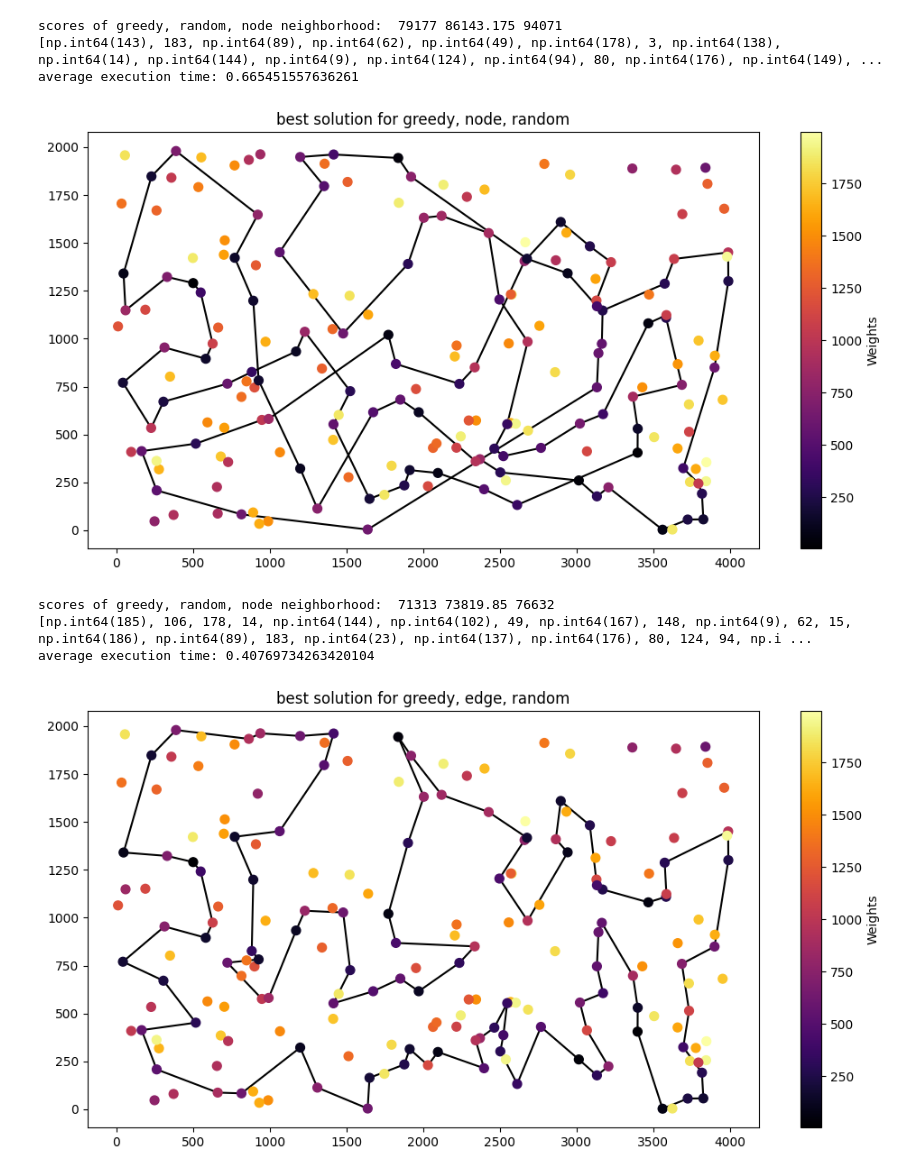
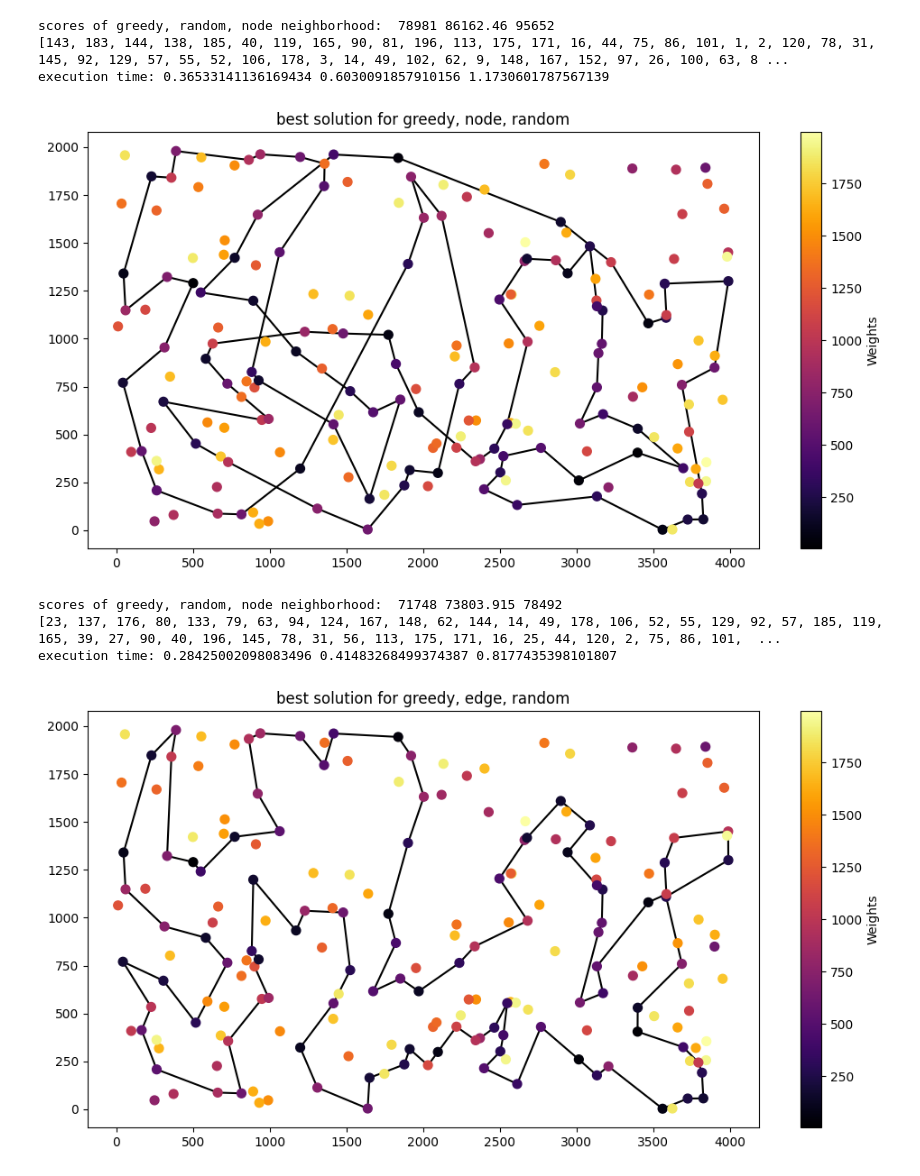
Before and after one commit to krzysztof-m-w/evolutionary_computation, a Jupyter notebook: lab3/ec3.ipynb, the cells around one changed output. Saved outputs shown, nothing was run; the diff lists cells and outputs as text; code cells hidden in the pictures.

Commit message:
rerun tests with same random inputs

```diff
--- a/lab3/ec3.ipynb
+++ b/lab3/ec3.ipynb
@@ -276,28 +276,29 @@ def greedy(starting_solution: List[int], distance_matrix: np.ndarray, costs: np.
         if objective_change >= 0:
             return solution
 # %%
-def test_method(method: Callable, neighborhood: Neighborhood, initial_random: bool, n: int, name=''):
+def test_method(method: Callable, neighborhood: Neighborhood, initial_solutions: list, dist, costs, coordinates, name='',):
     scores_2=[]
     sols_2=[]
-    total_time = 0
+    times = list()
     for x in range(200):
-        if initial_random:
-            initial_solution = get_random_solution(n)
-        else:
-            initial_solution = greedy_2_regret_weighted(x, dist, costs)
+        initial_solution = initial_solutions[x].copy()
 
         begin_time = time.time()
         solution_2=method(initial_solution, dist, costs, neighborhood)
-        total_time += (time.time() - begin_time)
+        times.append(time.time() - begin_time)
 
+        solution_2 = [int(e) for e in solution_2]
         sols_2.append(solution_2)
 
         scores_2.append(score(solution_2, dist, costs))
 
     print('scores of greedy, random, node neighborhood: ', min(scores_2), sum(scores_2)/len(scores_2), max(scores_2))
     print(sols_2[scores_2.index(min(scores_2))])
-    print(f'average execution time: {total_time / 200}')
+    print(f'execution time: {min(times)} {sum(times)/len(times)} {max(times)}')
     plot_solution(sols_2[scores_2.index(min(scores_2))], coordinates, costs, f'best solution for {name}')
+# %%
+random_solutions = [get_random_solution(200) for _ in range(200)]
+best_solutions = [greedy_2_regret_weighted(x, dist, costs) for x in range(200)]
 # %%
 n = 200
 nodeNeighborhood = NodeNeighborhood(dist, costs, n // 2)
@@ -306,17 +307,17 @@ edgeNeighborhood = EdgeNeighborhood(dist, costs, n // 2)
 neighborhood1 = CombinedNeighborhood([nodeNeighborhood, interNeighborhood])
 neighborhood2 = CombinedNeighborhood([edgeNeighborhood, interNeighborhood])
 # %%
-test_method(greedy, neighborhood1, True, 200, 'greedy, node, random')
+test_method(greedy, neighborhood1, random_solutions,dist, costs, coordinates, 'greedy, node, random')
 # %% [output]
-scores of greedy, random, node neighborhood:  79177 86143.175 94071
-[np.int64(143), 183, np.int64(89), np.int64(62), np.int64(49), np.int64(178), 3, np.int64(138), np.int64(14), np.int64(144), np.int64(9), np.int64(124), np.int64(94), 80, np.int64(176), np.int64(149), ...
-average execution time: 0.665451557636261
+scores of greedy, random, node neighborhood:  78981 86162.46 95652
+[143, 183, 144, 138, 185, 40, 119, 165, 90, 81, 196, 113, 175, 171, 16, 44, 75, 86, 101, 1, 2, 120, 78, 31, 145, 92, 129, 57, 55, 52, 106, 178, 3, 14, 49, 102, 62, 9, 148, 167, 152, 97, 26, 100, 63, 8 ...
+execution time: 0.36533141136169434 0.6030091857910156 1.1730601787567139
-[figure, old version]
+[figure, new version]
 # %%
-test_method(greedy, neighborhood2, True, 200, 'greedy, edge, random')
+test_method(greedy, neighborhood2, random_solutions, dist, costs, coordinates,'greedy, edge, random')
 # %% [output]
-scores of greedy, random, node neighborhood:  71313 73819.85 76632
-[np.int64(185), 106, 178, 14, np.int64(144), np.int64(102), 49, np.int64(167), 148, np.int64(9), 62, 15, np.int64(186), np.int64(89), 183, np.int64(23), np.int64(137), np.int64(176), 80, 124, 94, np.i ...
-average execution time: 0.40769734263420104
+scores of greedy, random, node neighborhood:  71748 73803.915 78492
+[23, 137, 176, 80, 133, 79, 63, 94, 124, 167, 148, 62, 144, 14, 49, 178, 106, 52, 55, 129, 92, 57, 185, 119, 165, 39, 27, 90, 40, 196, 145, 78, 31, 56, 113, 175, 171, 16, 25, 44, 120, 2, 75, 86, 101,  ...
+execution time: 0.28425002098083496 0.41483268499374387 0.8177435398101807
-[figure, old version]
+[figure, new version]
 # %%
```
Also changed, not shown: parts of 17 cells of this notebook, 1 other file.
